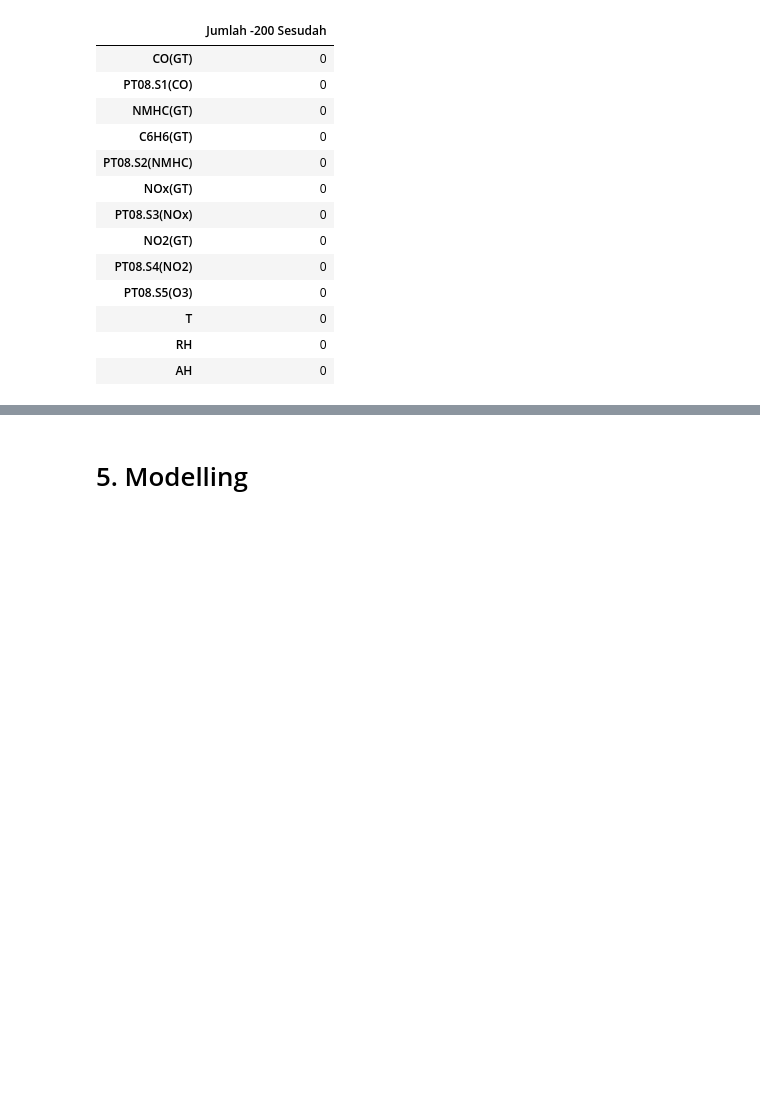
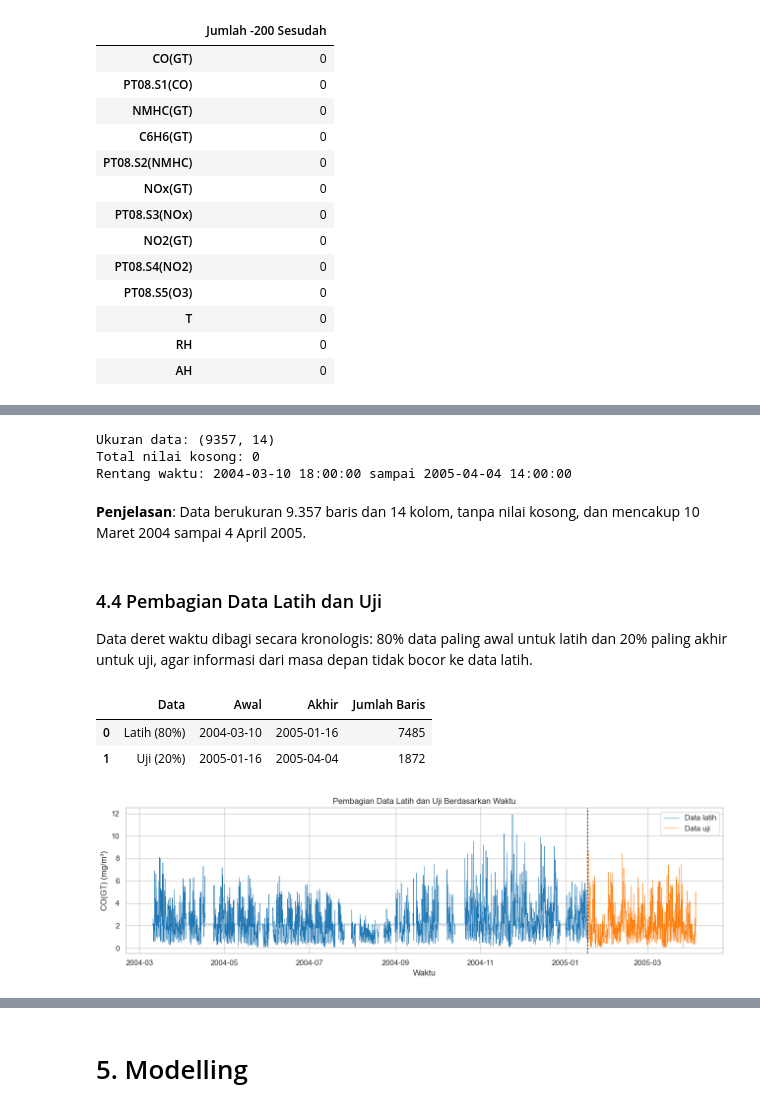
Before and after one commit to FiernazIngga/ProjekDataScience, a Jupyter notebook: main.ipynb, the cells around one changed output, grey strips where cells are left out. Drawn from its saved outputs; the diff is of its cells as text; code cells hidden in the pictures; blank space fills up the shorter version.

```diff
--- a/main.ipynb
+++ b/main.ipynb
@@ -580,0 +582,57 @@ Jumlah nilai -200 setelah penanganan:
+# %%
+from sklearn.preprocessing import StandardScaler
+from sklearn.ensemble import RandomForestRegressor
+
+data = df_clean.drop(columns=["Unnamed: 15", "Unnamed: 16"]).copy()
+
+data["Datetime"] = pd.to_datetime(
+    data["Date"] + " " + data["Time"].str.replace(".", ":", regex=False),
+    format="%d/%m/%Y %H:%M:%S"
+)
+data = data.drop(columns=["Date", "Time"]).sort_values("Datetime").reset_index(drop=True)
+
+print("Ukuran data:", data.shape)
+print("Total nilai kosong:", int(data.isna().sum().sum()))
+print("Rentang waktu:", data["Datetime"].min(), "sampai", data["Datetime"].max())
+# %% [output]
+Ukuran data: (9357, 14)
+Total nilai kosong: 0
+Rentang waktu: 2004-03-10 18:00:00 sampai 2005-04-04 14:00:00
+# %% [markdown]
+**Penjelasan**: Data berukuran 9.357 baris dan 14 kolom, tanpa nilai kosong, dan mencakup 10 Maret 2004 sampai 4 April 2005.
+# %% [markdown]
+### 4.4 Pembagian Data Latih dan Uji
+Data deret waktu dibagi secara kronologis: 80% data paling awal untuk latih dan 20% paling akhir untuk uji, agar informasi dari masa depan tidak bocor ke data latih.
+# %%
+target = "CO(GT)"
+fitur_sensor_env = ["PT08.S1(CO)", "PT08.S2(NMHC)", "PT08.S3(NOx)", "PT08.S4(NO2)",
+                    "PT08.S5(O3)", "T", "RH", "AH"]
+fitur_referensi = ["NMHC(GT)", "C6H6(GT)", "NOx(GT)", "NO2(GT)"]
+kandidat = fitur_sensor_env + fitur_referensi
+
+n_latih = int(len(data) * 0.8)
+latih = data.iloc[:n_latih].copy()
+uji = data.iloc[n_latih:].copy()
+
+display(pd.DataFrame({
+    "Data": ["Latih (80%)", "Uji (20%)"],
+    "Awal": [latih["Datetime"].min().date(), uji["Datetime"].min().date()],
+    "Akhir": [latih["Datetime"].max().date(), uji["Datetime"].max().date()],
+    "Jumlah Baris": [len(latih), len(uji)]
+}))
+
+plt.figure(figsize=(13, 4))
+plt.plot(latih["Datetime"], latih[target], color="tab:blue", linewidth=0.6, label="Data latih")
+plt.plot(uji["Datetime"], uji[target], color="tab:orange", linewidth=0.6, label="Data uji")
+plt.axvline(uji["Datetime"].iloc[0], color="black", linestyle="--", linewidth=1)
+plt.title("Pembagian Data Latih dan Uji Berdasarkan Waktu")
+plt.xlabel("Waktu")
+plt.ylabel("CO(GT) (mg/m³)")
+plt.legend()
+plt.tight_layout()
+plt.show()
+# %% [output]
+|  | Data | Awal | Akhir | Jumlah Baris |
+| 0 | Latih (80%) | 2004-03-10 | 2005-01-16 | 7485 |
+| 1 | Uji (20%) | 2005-01-16 | 2005-04-04 | 1872 |
+[figure, added]
```
Also changed, not shown: parts of 17 cells of this notebook.
